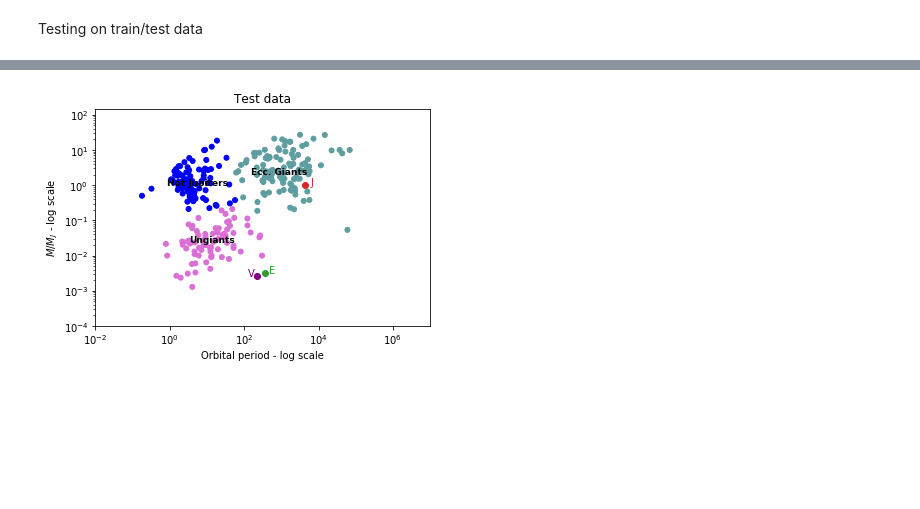
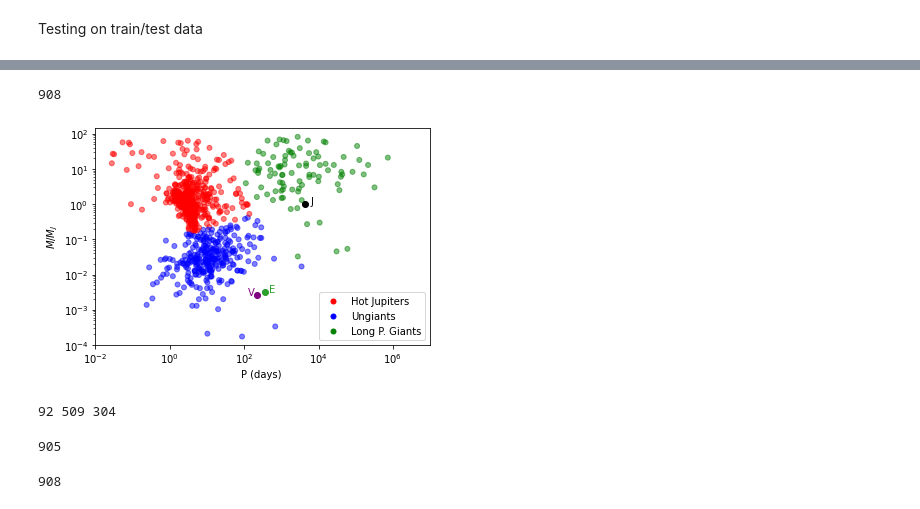
Before and after one commit to anaclb/exoplanets, a Jupyter notebook: read+groups.ipynb, the cells around one changed output, grey strips where cells are left out. Drawn from its saved outputs; the diff is of its cells as text; code cells hidden in the pictures; blank space fills up the shorter version.

```diff
--- a/read+groups.ipynb
+++ b/read+groups.ipynb
@@ -20,4 +15,0 @@ Steps for reading data:
-# %%
-file_US="/home/bolacha/University/Project/code/data-example/all_data_US.rdb"
-file_EU="/home/bolacha/University/Project/code/data-example/all_data_EU.rdb"
-cat_solar="/home/bolacha/University/Project/code/data-example/solar_data.csv"
@@ -80,0 +16,4 @@ M_solar, P_solar=d_solar['obj_phys_mass_mjup'], d_solar['obj_orb_period_day']
+# %%
+param_MP=['obj_orb_period_day','obj_phys_mass_mjup']
+d_solar = sol_pd(cat_solar,param_MP)
+M_solar, P_solar=d_solar['obj_phys_mass_mjup'], d_solar['obj_orb_period_day']
@@ -151,24 +91,35 @@ plt.show()
+# %%
+len(data_EU)
+# %% [output]
+908
+# %%
+kmeans = KMeans(n_clusters=3,init='k-means++',max_iter=300, tol=0.0003).fit(np.log10(data_EU))
+centroids, labels = kmeans.cluster_centers_, kmeans.labels_
+
+N = [1,2,5]
+
+colors, group_names = ['r','b','g','r','k'], ['Hot Jupiters','Ungiants','Long P. Giants']
+label_color, label_names = [], []
+for l in labels:
+    label_color = np.append(label_color, colors[l])
+    label_names = np.append(label_names, group_names[l])
 # %%
 #applying resulton test data
-result = kmeans.predict(np.log(test))
-result_list, result_names = [], []
-for l in result:
-    result_list = np.append(result_list, colors[l])
-    result_names = np.append(result_names, group_names[l])
-
-
-plt.scatter(P,M,c=result_list,s=25)
+#plt.scatter(P,M,c='grey',s=25,alpha=0.3)
+plt.scatter(P,M,c=result_list,s=25,alpha=0.5)
+legend2=[]
 for i, n in enumerate(N):
     plt.scatter(P_solar[n],M_solar[n],c=planet_color[i])
     plt.annotate(planet_name[i],(P_solar[n]+d[i],M_solar[n]),c=planet_color[i])
-    plt.annotate(group_names[i],(np.exp(centroids[:,0][i]-1.6),np.exp(centroids[:,1][i]-.1)),c='k',weight='bold',size=9)
-plt.xlabel('Orbital period - log scale')
-plt.ylabel(r'$M/M_J$ - log scale')
+    legend2 = np.append(legend2, Line2D([0], [0],lw=0,c=colors[i],marker='o',mec=colors[i],markersize=5))
+plt.xlabel('P (days) ')
+plt.ylabel(r'$M/M_J$ ')
 plt.yscale('log')
 plt.xscale('log')
 plt.ylim(10e-5,15e1)
-plt.title("Test data")
 plt.xlim(10e-3,10e6)
+plt.legend(legend2, group_names, loc='lower right',fontsize=10)
+plt.savefig("groups.pdf",dpi=1000,transparent=True)
 plt.show()
 # %% [output]
-[figure, old version]
+[figure, new version]
@@ -183,0 +132,10 @@ test['labels'], test['names'] = test_labels, test_names
+# %%
+print(len(ungiants),len(e_gts),len(hot_jups))
+len(ungiants)+len(e_gts)+len(hot_jups)
+# %% [output]
+92 509 304
+905
+# %%
+len(data_EU)
+# %% [output]
+908
```
Also changed, not shown: parts of 19 cells of this notebook.
